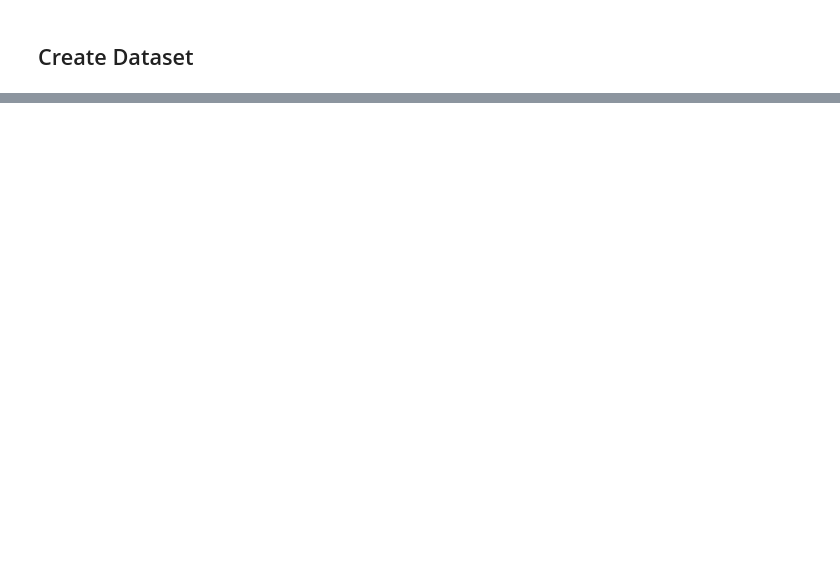
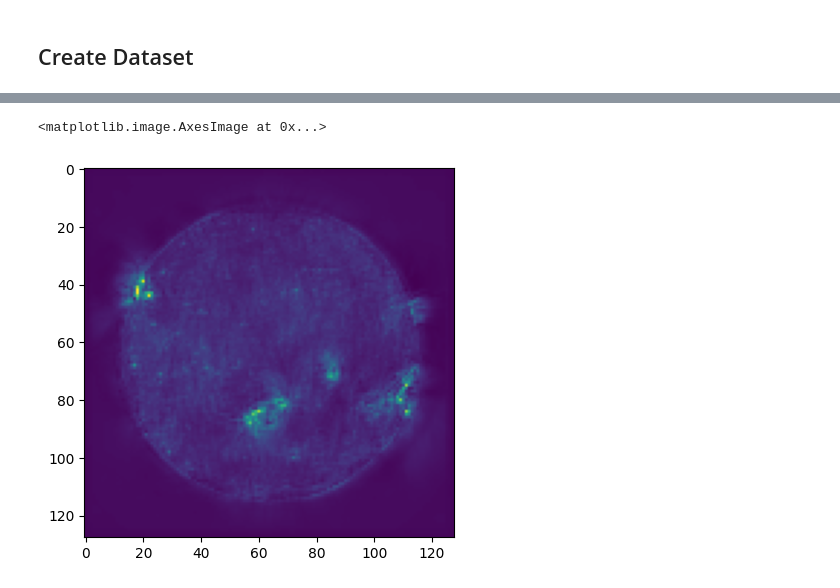
Before and after one commit to ErUM-Data-Hub/Challenges, a Jupyter notebook: solar/challenge.ipynb, the cells around one changed output, grey strips where cells are left out. Saved outputs shown, nothing was run; the diff lists cells and outputs as text; code cells hidden in the pictures; blank space fills up the shorter version.

```diff
--- a/solar/challenge.ipynb
+++ b/solar/challenge.ipynb
@@ -242,0 +349,7 @@ TypeError: default_collate: batch must contain tensors, numpy arrays, numbers, d
+# %%
+val_features, val_target = next(iter(val_loader))
+# %%
+plt.imshow(model(val_features.to(device))[0][0].cpu().detach())
+# %% [output]
+<matplotlib.image.AxesImage at 0x...>
+[figure, added]
```
Also changed, not shown: parts of 41 cells of this notebook.
